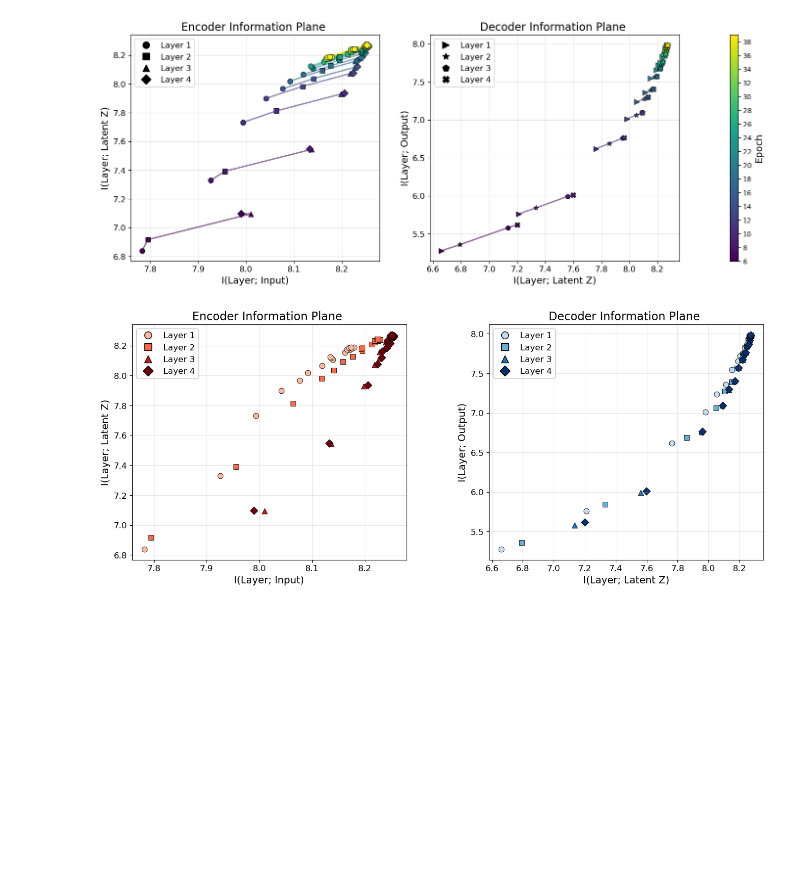
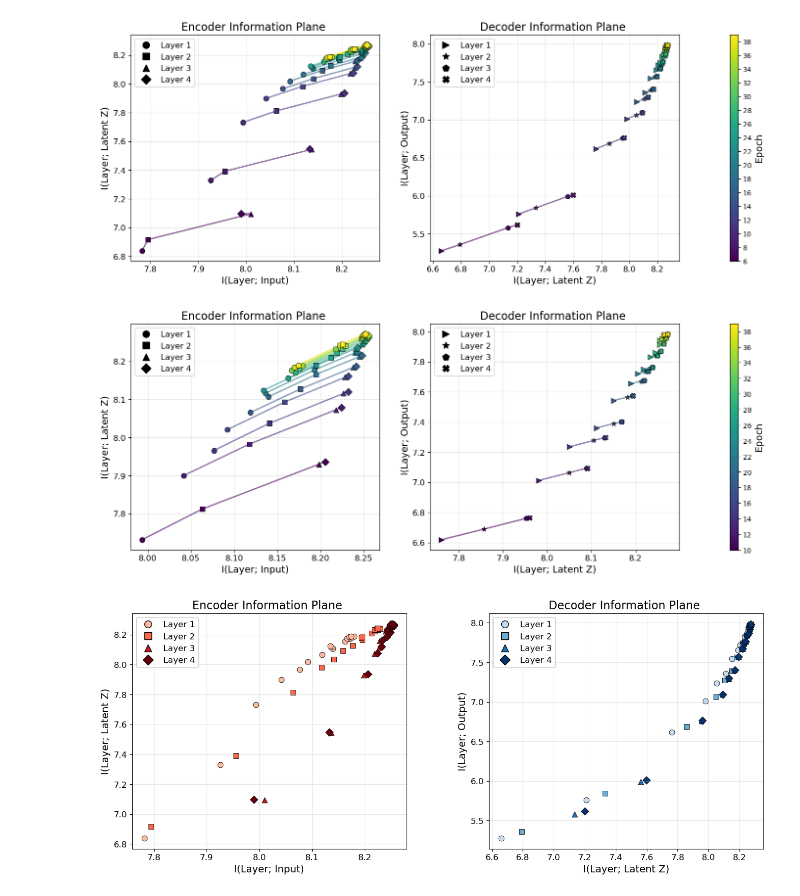
Before and after one commit to FrancescoLR02/InformationTheoryProject, a Jupyter notebook: main.ipynb, the cells around one changed output. Cells and saved outputs as stored; diff of their text form; code cells hidden in the pictures; blank space fills up the shorter version.

```diff
--- a/main.ipynb
+++ b/main.ipynb
@@ -605,12 +649,3 @@ VariationalAutoEncoder(
 # %% [markdown]
 ## Training Model
-# %%
-train_loss_history = []
-val_loss_history = []
-
-# for mutual info
-history_encoder = []
-history_decoder = []
-history_input_latent = []
-history_latent_output = []
 # %%
@@ -908,6 +1014,11 @@ def PlotInfoPlane(mi_history_encoder, mi_history_decoder, title_suffix="",
 PlotInfoPlane(history_encoder, history_decoder, start_epoch=6, end_epoch=40, Step=2)
 # %% [output]
 [figure]
+# %%
+# Variational
+PlotInfoPlane(history_encoder, history_decoder, start_epoch=10, end_epoch=40, Step=2)
+# %% [output]
+[figure, added]
 # %%
 def PlotInfoPlaneLayers(mi_history_encoder, mi_history_decoder,
                             title_suffix="",
```
Also changed, not shown: parts of 19 cells of this notebook.
